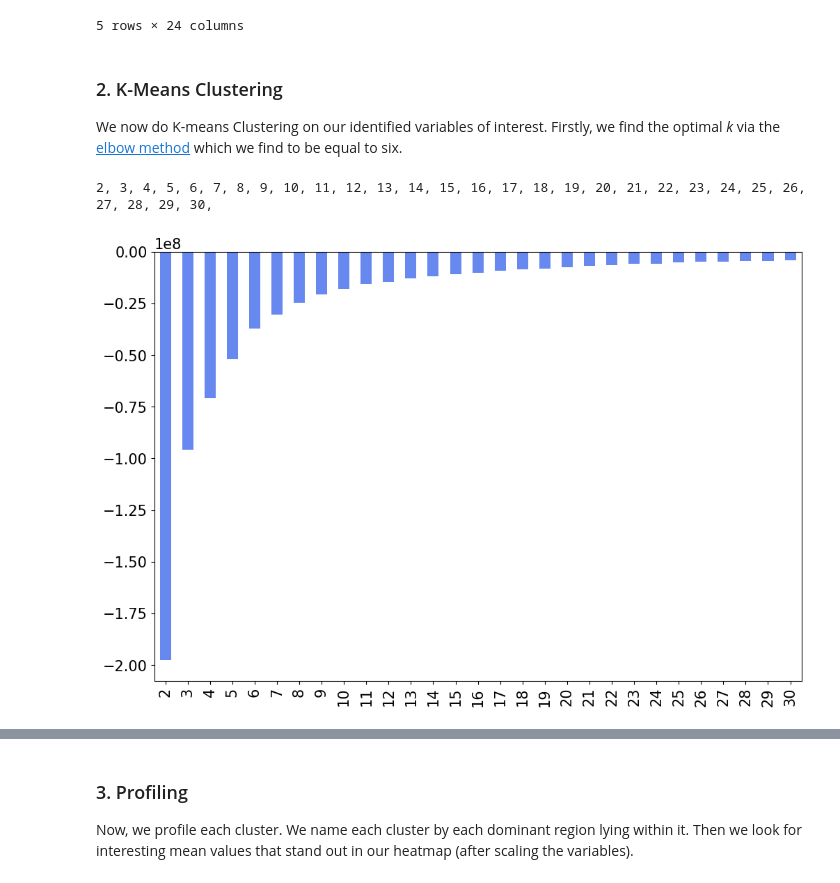
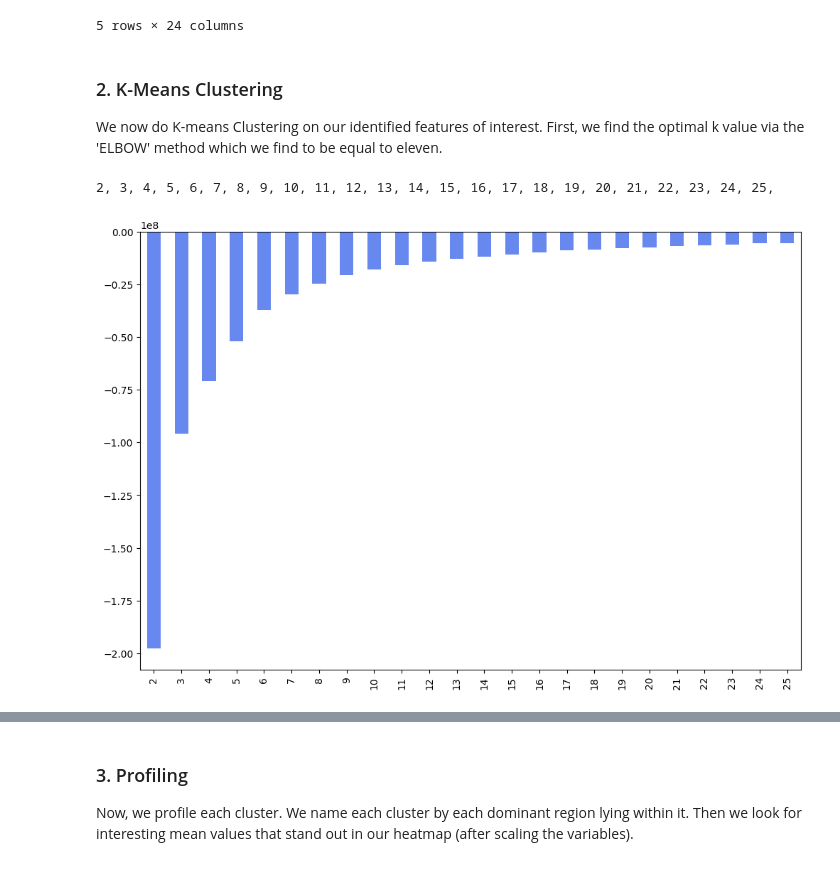
Before and after one commit to SujithBonthala/Global-Terrorism-Analysis, a Jupyter notebook: Global_Terrorism_EDA_KMeans_XGBoost.ipynb, the cells around one changed output, grey strips where cells are left out. Cells and saved outputs as stored; diff of their text form; code cells hidden in the pictures.

```diff
--- a/Global_Terrorism_EDA_KMeans_XGBoost.ipynb
+++ b/Global_Terrorism_EDA_KMeans_XGBoost.ipynb
@@ -936,15 +899,15 @@ Shape: (159863, 24)
 # %% [markdown]
 ### 2. K-Means Clustering
 
-We now do K-means Clustering on our identified variables of interest. Firstly, we find the optimal *k* via the <a href="https://en.wikipedia.org/wiki/Elbow_method_(clustering)">elbow method</a> which we find to be equal to six.
+We now do K-means Clustering on our identified features of interest. First, we find the optimal k value via the 'ELBOW' method which we find to be equal to eleven.
 # %%
 scores = {}
-for k in range(2, 31):
+for k in range(2, 26):
     print(k, end = ', ')
     scores[k] = KMeans(n_clusters = k).fit(X).score(X)
 _ = pd.Series(scores).plot.bar()
 # %% [output]
-2, 3, 4, 5, 6, 7, 8, 9, 10, 11, 12, 13, 14, 15, 16, 17, 18, 19, 20, 21, 22, 23, 24, 25, 26, 27, 28, 29, 30,
+2, 3, 4, 5, 6, 7, 8, 9, 10, 11, 12, 13, 14, 15, 16, 17, 18, 19, 20, 21, 22, 23, 24, 25,
-[figure, old version]
+[figure, new version]
 # %%
 error = []
```
Also changed, not shown: parts of 28 cells of this notebook.
